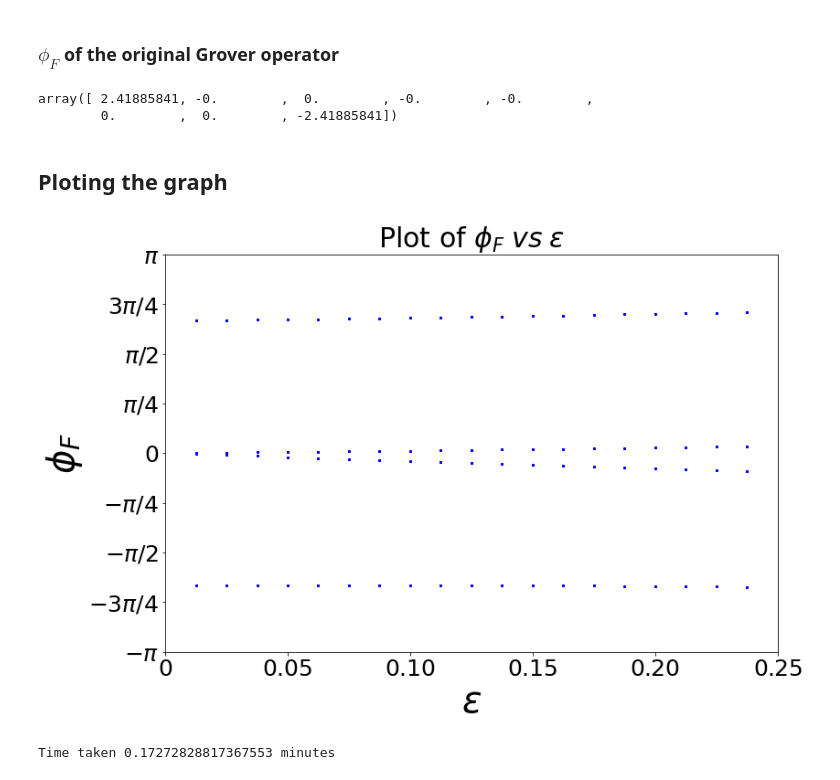
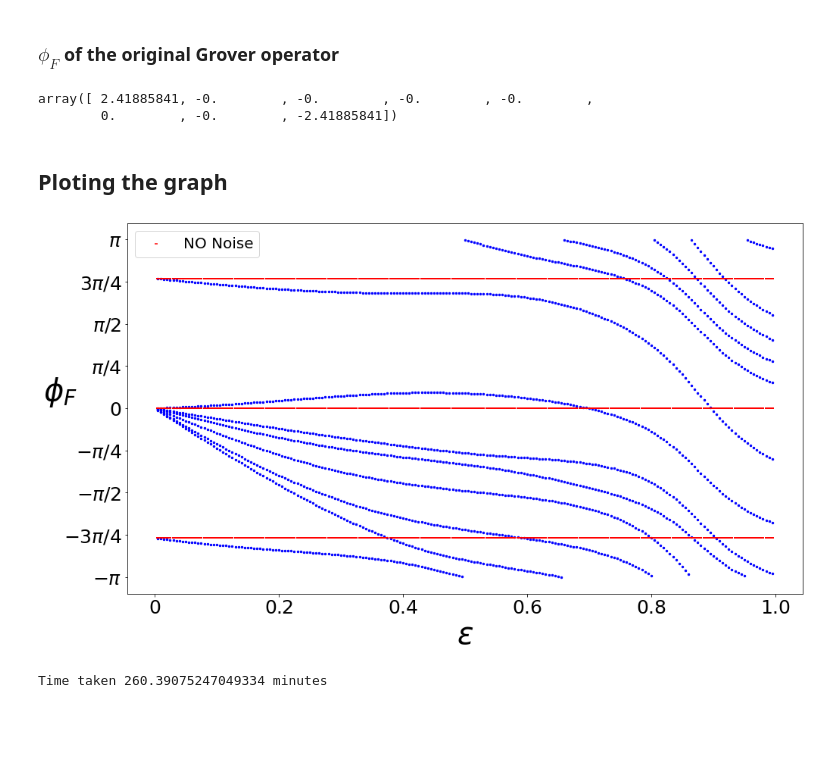
Before and after one commit to psasanka1729/nisq-grover, a Jupyter notebook: Grover operator into 1 and 2 qubit gates.ipynb, the cells around one changed output. Saved outputs shown, nothing was run; the diff lists cells and outputs as text; code cells hidden in the pictures; blank space fills up the shorter version.

```diff
--- a/Grover operator into 1 and 2 qubit gates.ipynb
+++ b/Grover operator into 1 and 2 qubit gates.ipynb
@@ -12,7 +12,7 @@ start = time.time()
 # %% [markdown]
 ### Target state $|w>$
 # %%
-Target_state = '010'
+Target_state = '000'
 # %% [markdown]
 ## Setting up the The Grover operator
 $$ G = U_w U_s$$
@@ -524,43 +524,53 @@ array([ 2.41885841,  0.        ,  0.        ,  0.        ,  0.        ,
 # %%
 Phi_F(G)
 # %% [output]
-array([ 2.41885841, -0.        ,  0.        , -0.        , -0.        ,
-        0.        ,  0.        , -2.41885841])
+array([ 2.41885841, -0.        , -0.        , -0.        , -0.        ,
+        0.        , -0.        , -2.41885841])
 # %% [markdown]
 ## Ploting the graph
 # %%
-f = open('quantum_data.txt', 'w')
-Num = 20
+f = open('plot_data.txt', 'w')
+Num = 200
 for i in range(1,Num):
-    eps = i/(4* Num)
-    f = open('quantum_data.txt', 'a')
+    eps = i/(Num)
+    f = open('plot_data.txt', 'a')
     for j in range(2**N):
         f.write(str(eps)+','+str(Phi_F(Grover_reconstructed(eps))[j].real)+'\n')
     f.close()
 # %%
 import matplotlib.pyplot as plt
 import numpy as np
 
-X, Y = np.loadtxt('quantum_data.txt', delimiter = ',', unpack=True)
+X, Y = np.loadtxt('plot_data.txt', delimiter = ',', unpack=True)
 f = plt.figure()
-f.set_figwidth(12)
-f.set_figheight(8)
-plt.scatter(X, Y ,s=5, c='b', marker ='s')
-plt.title(r'Plot of $\phi_F \; vs \;  \epsilon$', fontsize = 30)
+f.set_figwidth(16)
+f.set_figheight(9)
+plt.scatter(X, Y ,s=6, c='b', marker ='o')
+
+## Without noise plot.
+#plt.axhline(Phi_F(G)[0], c = 'r', label = 'No Noise')
+#plt.axhline(-Phi_F(G)[0], c = 'r')
+#plt.axhline(0, c = 'r')
+plt.scatter(X, Phi_F(G)[0]*np.ones(len(X)),s=20, c='r', marker ='_', label = 'NO Noise')
+plt.scatter(X, Phi_F(G)[-1]*np.ones(len(X)),s=20, c='r', marker ='_')
+plt.scatter(X, 0*np.ones(len(X)),s=20, c='r', marker ='_')
+plt.legend(loc='upper left', prop={'size': 20})
+
+#plt.title(r'Plot of $\phi_F \; vs \;  \epsilon$', fontsize = 30)
 #plt.title('Phi_F vs. epsilon',fontsize=30)
 plt.xlabel(r'$\epsilon$',fontsize=40)
 plt.xticks(fontsize=25)
-plt.ylabel(r'$\phi_F$',fontsize=40)
+plt.ylabel(r'$\phi_F$',fontsize=40, rotation=0)
 plt.yticks(fontsize=25)
-plt.xticks([0, 0.05, 0.10, 0.15, 0.20, 0.25],
-          ['$0$', '$0.05$', '$0.10$', '$0.15$', '$0.20$', '$0.25$' ])
+plt.xticks([0, 0.2, 0.4, 0.6, 0.8, 1.0],
+          ['$0$', '$0.2$', '$0.4$', '$0.6$', '$0.8$', '$1.0$' ])
 plt.yticks([-pi, -pi/2, -3*pi/4, -pi/4, 0, pi/4, 3*pi/4, pi/2, pi],
            ['$-\pi$', r'$-\pi/2$', r'$-3\pi/4$', r'$-\pi/4$', r'$0$', r'$\pi/4$', r'$3\pi/4$',
             r'$\pi/2$', '$\pi$' ])
 plt.savefig("Images/" + Target_state + "-"  +str(Num)+".pdf")
 plt.show()
 end = time.time()
 print('Time taken', (end-start)/60,'minutes')
 # %% [output]
-[figure, old version]
+[figure, new version]
-Time taken 0.17272828817367553 minutes
+Time taken 260.39075247049334 minutes
```
Also changed, not shown: parts of 16 cells of this notebook.
